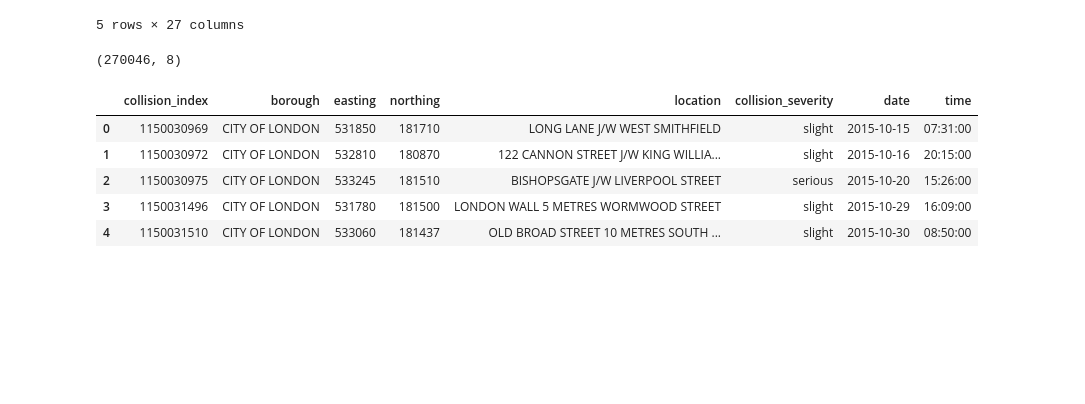
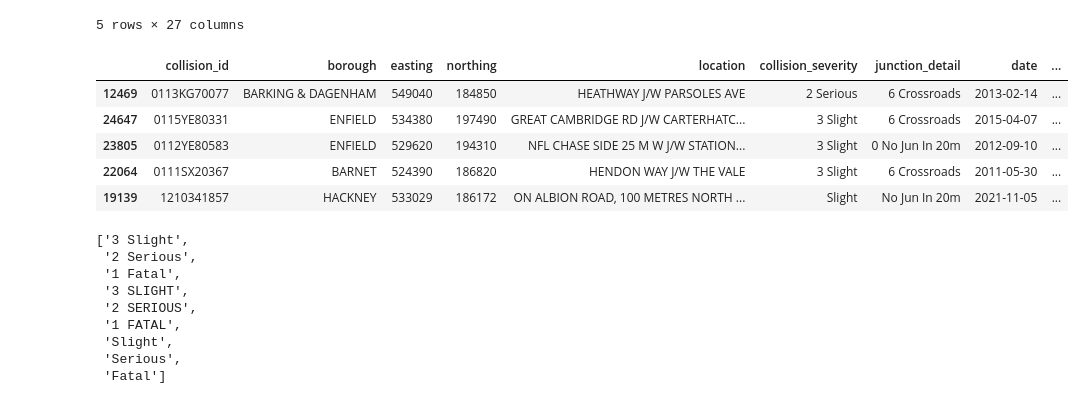
Before and after one commit to londoncyclingcampaign/lcc-dangerous-junctions, a Jupyter notebook: notebooks/TfL-data-downloader.ipynb, the cells around one changed output. Cells and saved outputs as stored; diff of their text form; code cells hidden in the pictures; blank space fills up the shorter version.

```diff
--- a/notebooks/TfL-data-downloader.ipynb
+++ b/notebooks/TfL-data-downloader.ipynb
@@ -136,44 +144,39 @@ def format_time(time):
 # %%
-collision_files = [f for f in os.listdir('../data/raw-data/') if 'collision' in f]
-collision_schema = params['collision_columns']
+collisions = process_yearly_data(
+    path='../data/raw-data/',
+    data_type='collisions',
+    schema=collision_schema
+)
 
-dfs = []
-for file in collision_files:
-    n = 0
-    cols = ['Unnamed:']
-    while len([c for c in cols if 'Unnamed:' in c]) > 0:
-        df = pd.read_csv(f'../data/raw-data/{file}', skiprows=n)
-        cols = df.columns
-        n += 1
+collisions['date'] = pd.to_datetime(collisions['date'], infer_datetime_format=True, dayfirst=True)
 
-    df = format_column_names(df)
-    df = extract_columns(df, collision_schema)
+collisions['time'] = collisions['time'].apply(format_time)
+collisions['time'] = pd.to_datetime(collisions['time']).dt.time
 
-    df['collision_severity'] = df['collision_severity'].apply(format_severity)
+# collisions['collision_severity'] = collisions['collision_severity'].apply(
+#     lambda x: format_category(x, severities)
+# )
 
-    df['date'] = pd.to_datetime(df['date'], infer_datetime_format=True, dayfirst=True)
+for col in ['borough', 'location']:
+    collisions[col] = collisions[col].apply(lambda x: x.upper())
 
-    df['time'] = df['time'].apply(format_time)
-    df['time'] = pd.to_datetime(df['time']).dt.time
-
-    for col in ['borough', 'location']:
-        df[col] = df[col].apply(lambda x: x.upper())
-
-    dfs.append(df)
-
-
-collisions = pd.concat(dfs)
-del dfs
-
-collisions.shape
+collisions.sample(5)
 # %% [output]
-(270046, 8)
+|  | collision_id | borough | easting | northing | location | collision_severity | junction_detail | date | ... |
+| 12469 | 0113KG70077 | BARKING & DAGENHAM | 549040 | 184850 | HEATHWAY J/W PARSOLES AVE | 2 Serious | 6 Crossroads | 2013-02-14 | ... |
+| 24647 | 0115YE80331 | ENFIELD | 534380 | 197490 | GREAT CAMBRIDGE RD J/W CARTERHATC... | 3 Slight | 6 Crossroads | 2015-04-07 | ... |
+| 23805 | 0112YE80583 | ENFIELD | 529620 | 194310 | NFL CHASE SIDE 25 M W J/W STATION... | 3 Slight | 0 No Jun In 20m | 2012-09-10 | ... |
+| 22064 | 0111SX20367 | BARNET | 524390 | 186820 | HENDON WAY J/W THE VALE | 3 Slight | 6 Crossroads | 2011-05-30 | ... |
+| 19139 | 1210341857 | HACKNEY | 533029 | 186172 | ON ALBION ROAD, 100 METRES NORTH ... | Slight | No Jun In 20m | 2021-11-05 | ... |
-# %%
-collisions.head()
-# %% [output]
-|  | collision_index | borough | easting | northing | location | collision_severity | date | time |
-| 0 | 1150030969 | CITY OF LONDON | 531850 | 181710 | LONG LANE J/W WEST SMITHFIELD | slight | 2015-10-15 | 07:31:00 |
-| 1 | 1150030972 | CITY OF LONDON | 532810 | 180870 | 122 CANNON STREET J/W KING WILLIA... | slight | 2015-10-16 | 20:15:00 |
-| 2 | 1150030975 | CITY OF LONDON | 533245 | 181510 | BISHOPSGATE J/W LIVERPOOL STREET | serious | 2015-10-20 | 15:26:00 |
-| 3 | 1150031496 | CITY OF LONDON | 531780 | 181500 | LONDON WALL 5 METRES WORMWOOD STREET | slight | 2015-10-29 | 16:09:00 |
-| 4 | 1150031510 | CITY OF LONDON | 533060 | 181437 | OLD BROAD STREET 10 METRES SOUTH ... | slight | 2015-10-30 | 08:50:00 |
+# %%
+list(collisions.collision_severity.unique())
+# %% [output]
+['3 Slight',
+ '2 Serious',
+ '1 Fatal',
+ '3 SLIGHT',
+ '2 SERIOUS',
+ '1 FATAL',
+ 'Slight',
+ 'Serious',
+ 'Fatal']
```
Also changed, not shown: parts of 18 cells of this notebook.
